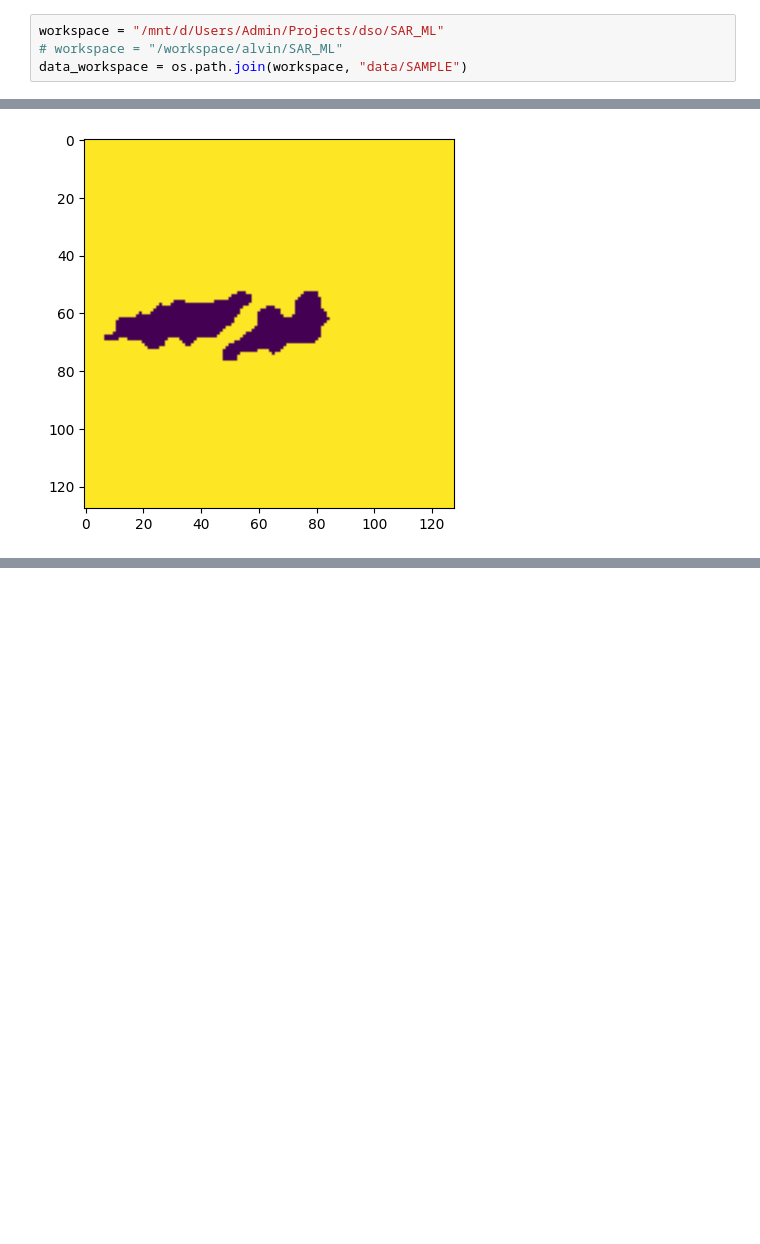
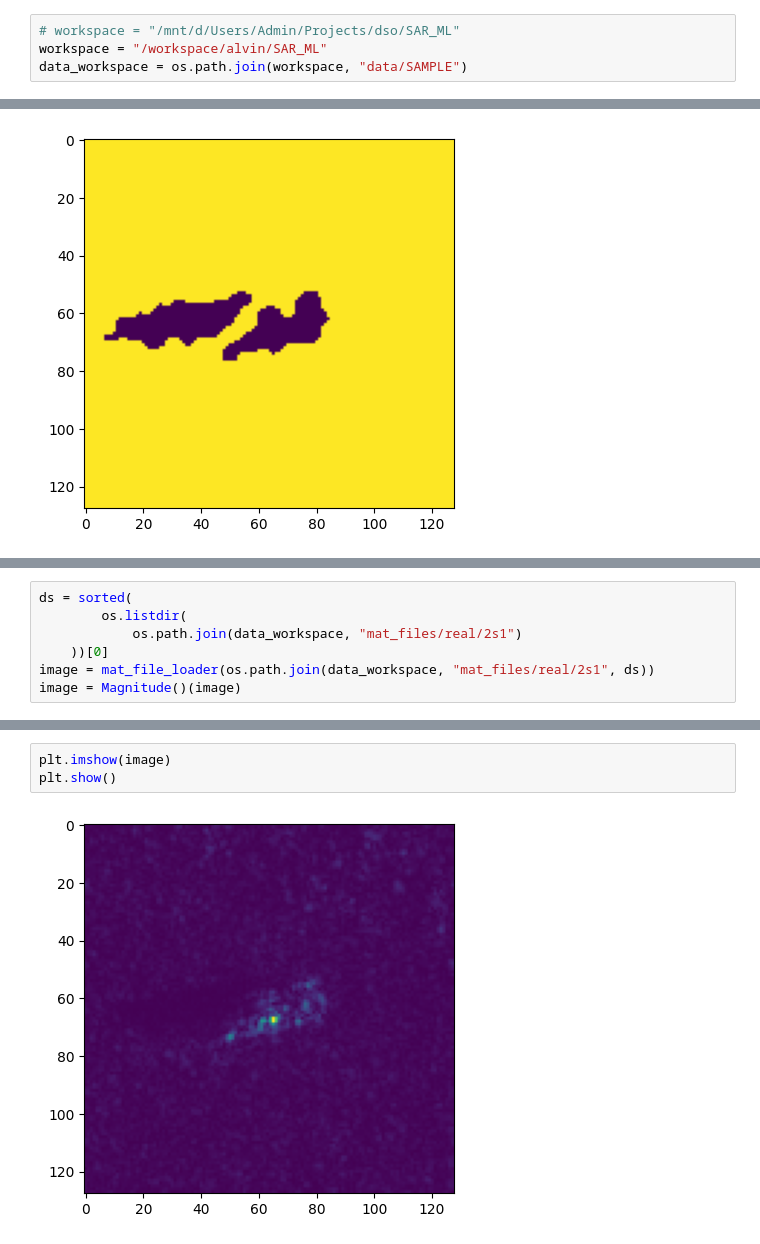
Before and after one commit to alvin-ng44/SAR_ML, a Jupyter notebook: notebooks/SSR/choi_seg.ipynb, the cells around one changed output, grey strips where cells are left out. Saved outputs shown, nothing was run; the diff lists cells and outputs as text; blank space fills up the shorter version.

```diff
--- a/notebooks/SSR/choi_seg.ipynb
+++ b/notebooks/SSR/choi_seg.ipynb
@@ -6,5 +7,5 @@ import scipy as sp
 from scipy.ndimage import uniform_filter, binary_closing, label
 # %%
-workspace = "/mnt/d/Users/Admin/Projects/dso/SAR_ML"
-# workspace = "/workspace/alvin/SAR_ML"
+# workspace = "/mnt/d/Users/Admin/Projects/dso/SAR_ML"
+workspace = "/workspace/alvin/SAR_ML"
 data_workspace = os.path.join(workspace, "data/SAMPLE")
@@ -131,0 +215,7 @@ plt.show()
+# %%
+ds = sorted(
+        os.listdir(
+            os.path.join(data_workspace, "mat_files/real/2s1")
+    ))[0]
+image = mat_file_loader(os.path.join(data_workspace, "mat_files/real/2s1", ds))
+image = Magnitude()(image)
@@ -131,0 +238,5 @@ plt.show()
+# %%
+plt.imshow(image)
+plt.show()
+# %% [output]
+[figure, added]
```
Also changed, not shown: parts of 8 cells of this notebook, 2 other files.
